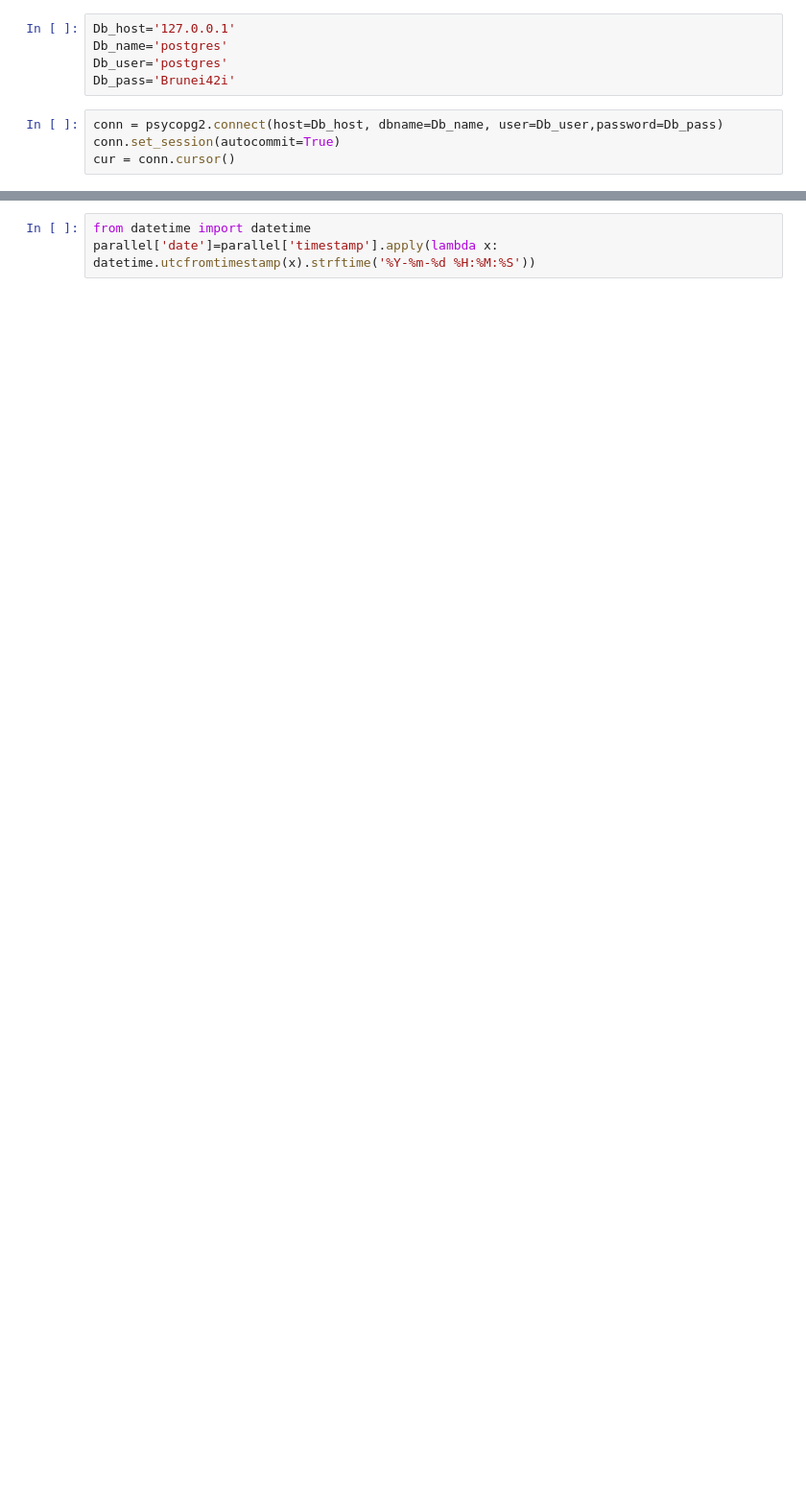
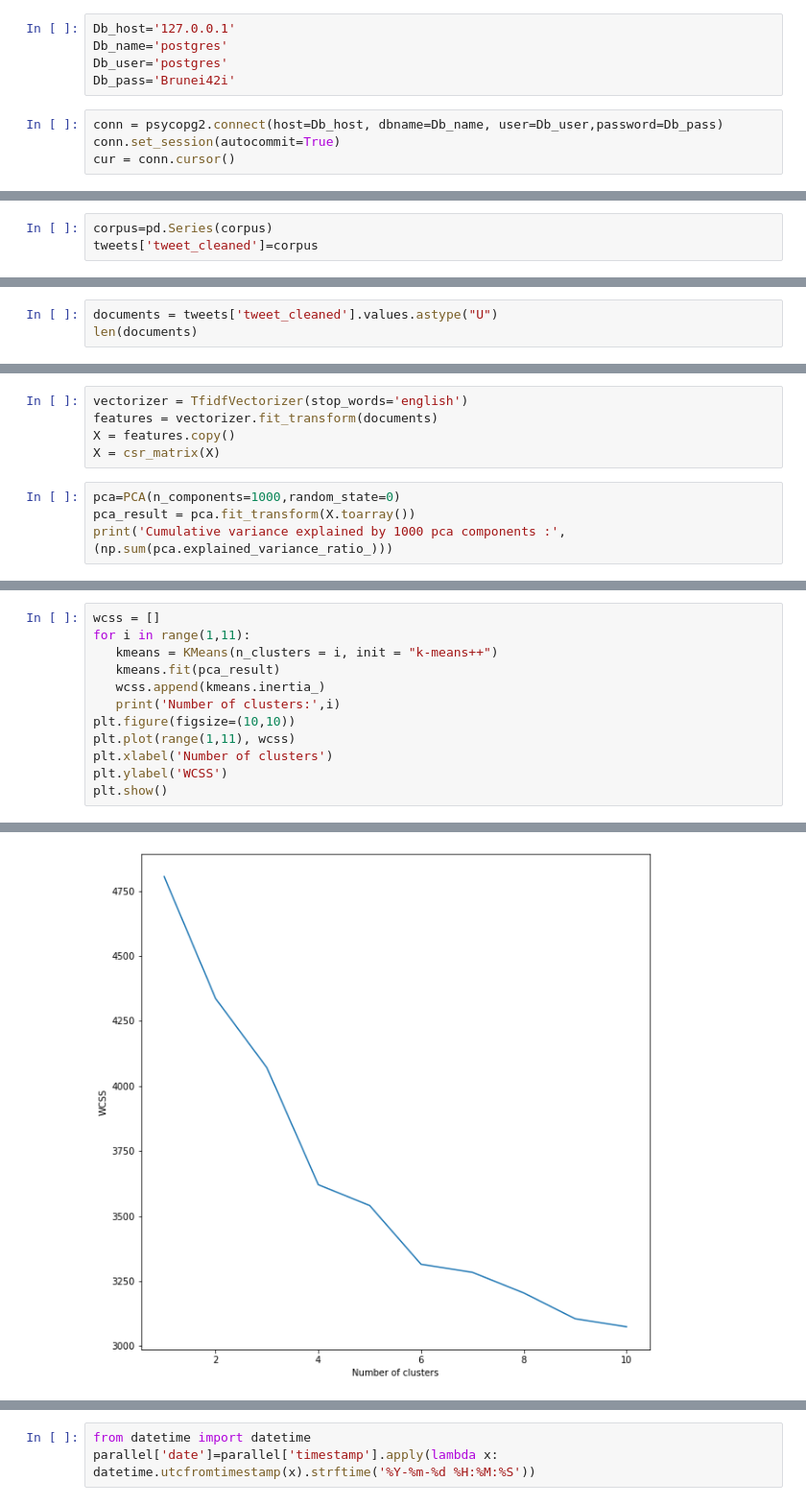
Before and after one commit to JoAmps/Forecasting-average-weekly-prices-of-the-Parallel-Alpha-nft, a Jupyter notebook: forecasting floor prices of parallel alpha.ipynb, the cells around one changed output, grey strips where cells are left out. Shown at 96% size. Drawn from its saved outputs; the diff is of its cells as text; blank space fills up the shorter version.

```diff
--- a/forecasting floor prices of parallel alpha.ipynb
+++ b/forecasting floor prices of parallel alpha.ipynb
@@ -44,0 +111,3 @@ pandas only support SQLAlchemy connectable(engine/connection) ordatabase string
+# %%
+corpus=pd.Series(corpus)
+tweets['tweet_cleaned']=corpus
@@ -44,0 +123,3 @@ pandas only support SQLAlchemy connectable(engine/connection) ordatabase string
+# %%
+documents = tweets['tweet_cleaned'].values.astype("U")
+len(documents)
@@ -44,0 +128,9 @@ pandas only support SQLAlchemy connectable(engine/connection) ordatabase string
+# %%
+vectorizer = TfidfVectorizer(stop_words='english')
+features = vectorizer.fit_transform(documents)
+X = features.copy()
+X = csr_matrix(X)
+# %%
+pca=PCA(n_components=1000,random_state=0)
+pca_result = pca.fit_transform(X.toarray())
+print('Cumulative variance explained by 1000 pca components :',(np.sum(pca.explained_variance_ratio_)))
@@ -44,0 +139,13 @@ pandas only support SQLAlchemy connectable(engine/connection) ordatabase string
+# %%
+wcss = []
+for i in range(1,11):
+   kmeans = KMeans(n_clusters = i, init = "k-means++")
+   kmeans.fit(pca_result)
+   wcss.append(kmeans.inertia_)
+   print('Number of clusters:',i)
+plt.figure(figsize=(10,10))
+plt.plot(range(1,11), wcss)
+plt.xlabel('Number of clusters')
+plt.ylabel('WCSS')
+plt.show()
+# %% [output]
@@ -44,0 +162 @@ pandas only support SQLAlchemy connectable(engine/connection) ordatabase string
+[figure, added]
```
Also changed, not shown: parts of 151 cells of this notebook, 3 other files.
